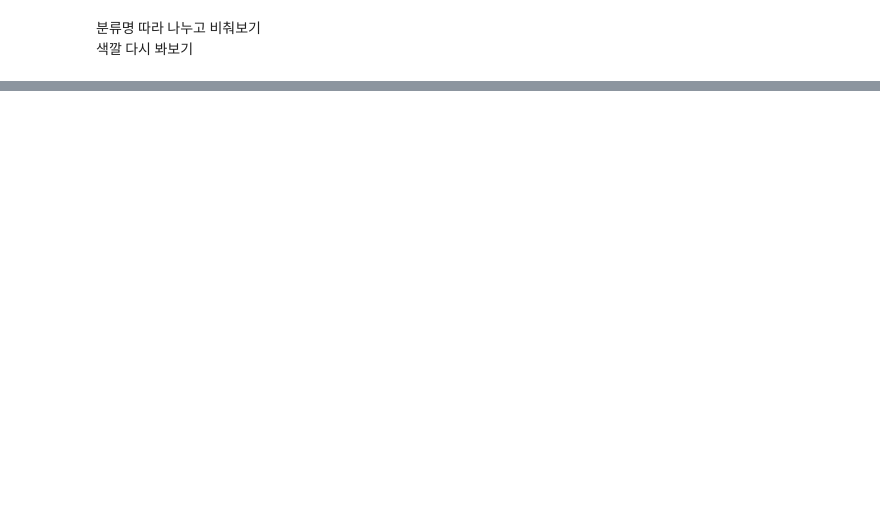
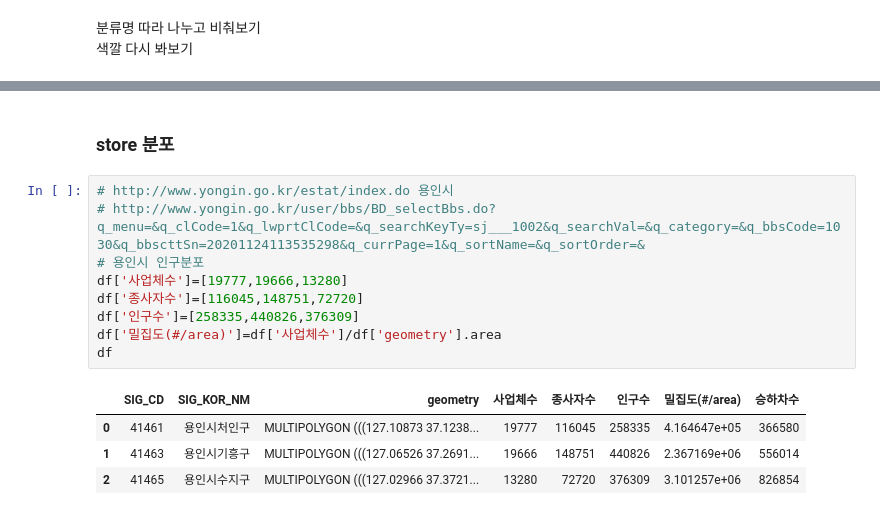
Before and after one commit to 98hyun/DACON, a Jupyter notebook: [용인_공간분석]/공간분석.ipynb, the cells around one changed output, grey strips where cells are left out. Drawn from its saved outputs; the diff is of its cells as text; blank space fills up the shorter version.

```diff
--- a/[용인_공간분석]/공간분석.ipynb
+++ b/[용인_공간분석]/공간분석.ipynb
@@ -62,0 +131,16 @@ store.crs={'init':'epsg:4326'}
+# %% [markdown]
+### store 분포
+# %%
+# http://www.yongin.go.kr/estat/index.do 용인시
+# http://www.yongin.go.kr/user/bbs/BD_selectBbs.do?q_menu=&q_clCode=1&q_lwprtClCode=&q_searchKeyTy=sj___1002&q_searchVal=&q_category=&q_bbsCode=1030&q_bbscttSn=20201124113535298&q_currPage=1&q_sortName=&q_sortOrder=&
+# 용인시 인구분포
+df['사업체수']=[19777,19666,13280]
+df['종사자수']=[116045,148751,72720]
+df['인구수']=[258335,440826,376309]
+df['밀집도(#/area)']=df['사업체수']/df['geometry'].area
+df
+# %% [output]
+|  | SIG_CD | SIG_KOR_NM | geometry | 사업체수 | 종사자수 | 인구수 | 밀집도(#/area) | 승하차수 |
+| 0 | 41461 | 용인시처인구 | MULTIPOLYGON (((127.10873 37.1238... | 19777 | 116045 | 258335 | 4.164647e+05 | 366580 |
+| 1 | 41463 | 용인시기흥구 | MULTIPOLYGON (((127.06526 37.2691... | 19666 | 148751 | 440826 | 2.367169e+06 | 556014 |
+| 2 | 41465 | 용인시수지구 | MULTIPOLYGON (((127.02966 37.3721... | 13280 | 72720 | 376309 | 3.101257e+06 | 826854 |
```
Also changed, not shown: parts of 28 cells of this notebook.
